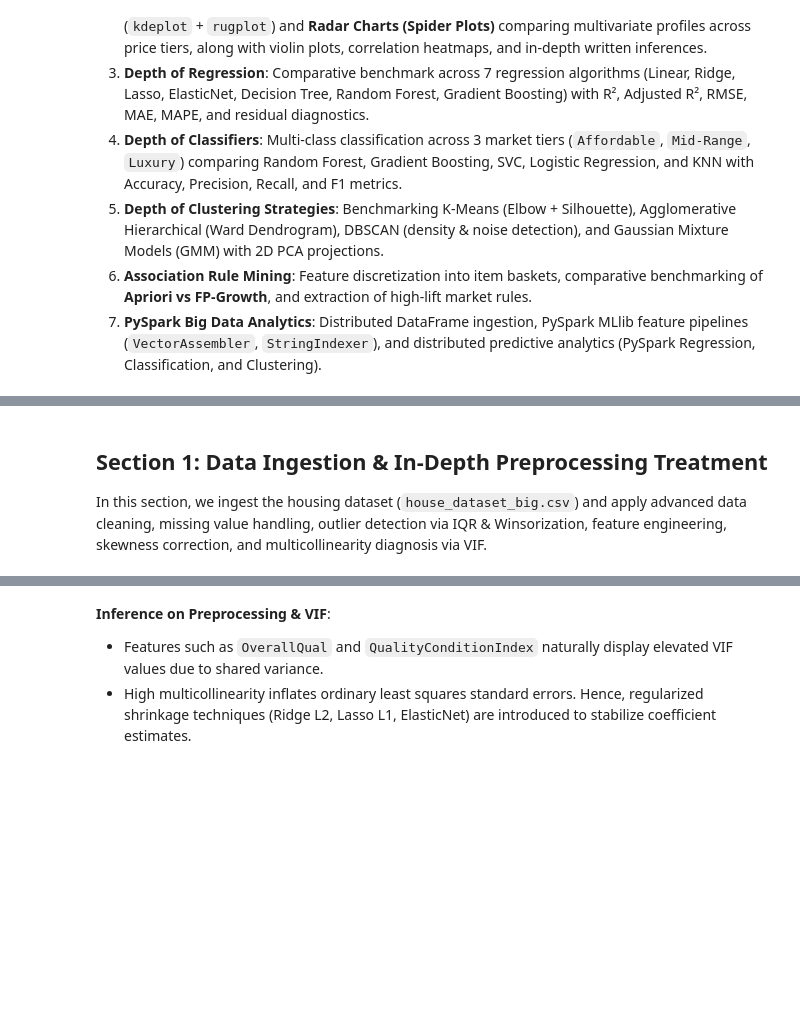
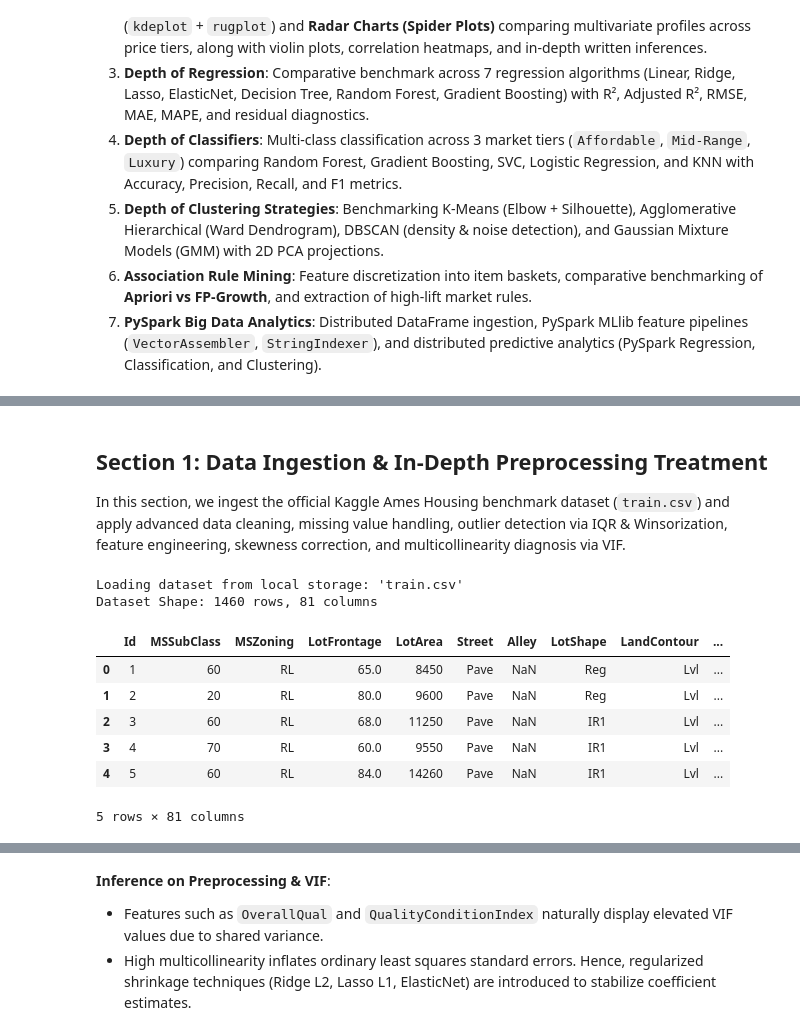
Before and after one commit to Sripadh16/house-price-prediction, a Jupyter notebook: HousePricePredictor.ipynb, the cells around one changed output, grey strips where cells are left out. Drawn from its saved outputs; the diff is of its cells as text; code cells hidden in the pictures; blank space fills up the shorter version.

Commit message:
Integrate real Kaggle train.csv, submission-ready midsem notebook and docx report, purge synthetic data and unwanted files

```diff
--- a/HousePricePredictor.ipynb
+++ b/HousePricePredictor.ipynb
@@ -59,9 +61,3 @@ print("Libraries imported successfully. Ready for full pipeline execution.")
 # %% [markdown]
 ## Section 1: Data Ingestion & In-Depth Preprocessing Treatment
-In this section, we ingest the housing dataset (`house_dataset_big.csv`) and apply advanced data cleaning, missing value handling, outlier detection via IQR & Winsorization, feature engineering, skewness correction, and multicollinearity diagnosis via VIF.
+In this section, we ingest the official Kaggle Ames Housing benchmark dataset (`train.csv`) and apply advanced data cleaning, missing value handling, outlier detection via IQR & Winsorization, feature engineering, skewness correction, and multicollinearity diagnosis via VIF.
-# %%
-# 1.1 Load Dataset
-data_path = 'house_dataset_big.csv'
-df = pd.read_csv(data_path)
-print(f"Dataset Shape: {df.shape[0]} rows, {df.shape[1]} columns")
-df.head()
@@ -72,0 +64,26 @@ print(null_summary[null_summary > 0] if null_summary.sum() > 0 else "No missing
+# %%
+# 1.1 Load Real Kaggle Dataset (with automated fallback)
+local_data_path = 'train.csv'
+kaggle_data_url = 'https://raw.githubusercontent.com/prasadposture/House-Prices-Advanced-Regression-Techniques/main/train.csv'
+
+if os.path.exists(local_data_path):
+    print(f"Loading dataset from local storage: '{local_data_path}'")
+    df = pd.read_csv(local_data_path)
+else:
+    print(f"Local file '{local_data_path}' not found. Fetching from Kaggle benchmark repository: {kaggle_data_url}")
+    df = pd.read_csv(kaggle_data_url)
+    df.to_csv(local_data_path, index=False)
+    print(f"Dataset successfully fetched and saved to '{local_data_path}'.")
+
+print(f"Dataset Shape: {df.shape[0]} rows, {df.shape[1]} columns")
+df.head()
+# %% [output]
+Loading dataset from local storage: 'train.csv'
+Dataset Shape: 1460 rows, 81 columns
+|  | Id | MSSubClass | MSZoning | LotFrontage | LotArea | Street | Alley | LotShape | LandContour | ... |
+| 0 | 1 | 60 | RL | 65.0 | 8450 | Pave | NaN | Reg | Lvl | ... |
+| 1 | 2 | 20 | RL | 80.0 | 9600 | Pave | NaN | Reg | Lvl | ... |
+| 2 | 3 | 60 | RL | 68.0 | 11250 | Pave | NaN | IR1 | Lvl | ... |
+| 3 | 4 | 70 | RL | 60.0 | 9550 | Pave | NaN | IR1 | Lvl | ... |
+| 4 | 5 | 60 | RL | 84.0 | 14260 | Pave | NaN | IR1 | Lvl | ... |
+5 rows × 81 columns
```
Also changed, not shown: parts of 23 cells of this notebook, 22 other files.
